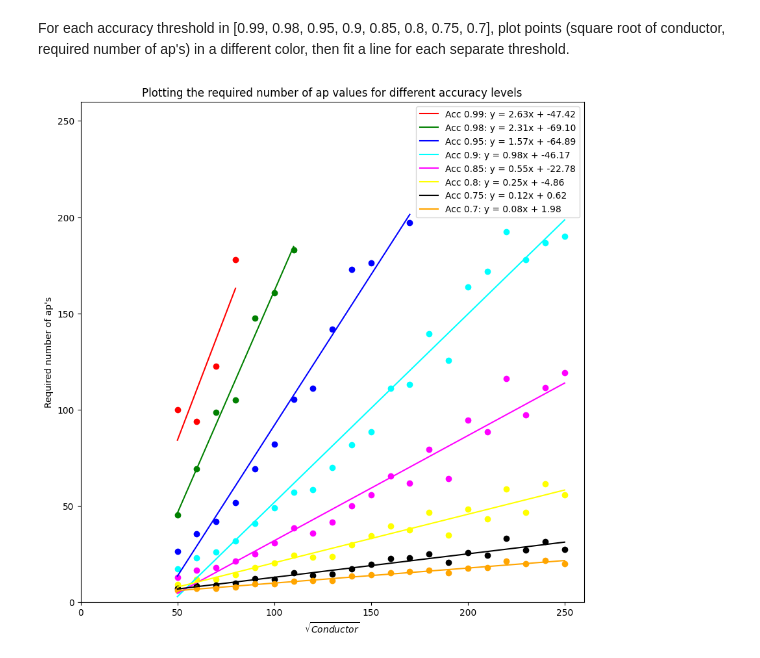
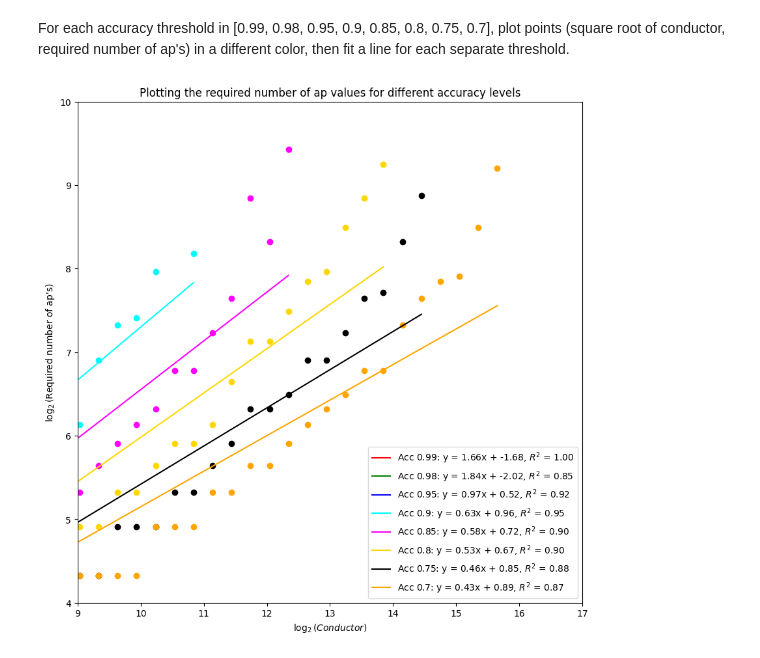
Before and after one commit to BarinderBanwait/ml_rnt, a Jupyter notebook: notebooks/Accuracy_sqrtN_vs_numaps.ipynb, the cells around one changed output. Saved outputs shown, nothing was run; the diff lists cells and outputs as text; code cells hidden in the pictures.

```diff
--- a/notebooks/Accuracy_sqrtN_vs_numaps.ipynb
+++ b/notebooks/Accuracy_sqrtN_vs_numaps.ipynb
@@ -6,0 +23,6 @@ import matplotlib.pyplot as plt
+# %%
+path = r"../data_files/custom_dataset.parquet"
+df = utils.load_data(path)
+
+#divide among high and low rank (0&1 low, 2&3 high)
+#df['rank'] = df['rank'].apply(lambda x: 0 if x < 2 else 1)
@@ -7,27 +41,26 @@ import matplotlib.pyplot as plt
 # %% [markdown]
 Import utilities and obtain dictionary of accuracies
 # %%
-path = r"../data_files/parquet_by_conductors/ecq_B_200_cond_0_123456_one_per_iso.parquet"
-df = utils.load_data(path)
-
 # choose your desired bounds (including the end points)
-bounds_list = [(i**2-600, i**2+600) for i in range(50, 260, 10)]
+#bounds_list = [(i**2-600, i**2+600) for i in range(50, 370, 10)]
+bounds_list = [(2**i, 2**(i+1)) for i in range(10, 96)]
 
 # choose your model
 model = LogisticRegression(max_iter = 3000)
 
 # choose your desired step size for number of a_p's
-step_size = 1
+step_size = 10
 res_dict={}
 
 # Obtain dictionary of conductor bounds and corresponding number of ap values
 for bounds in bounds_list:
     lower_bound, upper_bound = bounds
-    bound = int(np.sqrt((upper_bound + lower_bound) / 2))
+    #bound = int(np.sqrt((upper_bound + lower_bound) / 2))
+    bound = math.log(lower_bound, 2)
     cumulative_dict = defaultdict(lambda: [0, 0])  # [cumulative sum, count]
 
-    for i in range(100):  # Repeat 100 times
-        res_df = utils.Generate_AccByNumAps_df(df, lower_bound, upper_bound, model, step_size=step_size, random_state=42+i)
+    for i in range(1):  # Repeat x times
+        res_df = utils.Generate_AccByNumAps_df(df, lower_bound, upper_bound, model, step_size=step_size, random_state=142+i)
         temp_dict = utils.find_min_num_a_p_for_accuracy_thresholds(res_df)
 
         # Update cumulative sums and counts, checking for NaN
@@ -39,5 +72,5 @@ for bounds in bounds_list:
     # Calculate averages and assign to res_dict, excluding keys with NaN values
     res_dict[bound] = {key: sum_count[0] / sum_count[1] for key, sum_count in cumulative_dict.items() if sum_count[1] > 0}
 
-    print(f"The square root of conductor {bound} needs the following number of ap values: {res_dict[bound]}")
+    print(f"Conductor with exponent {bound} needs the following number of ap values: {res_dict[bound]}")
 # %% [output]
@@ -73,36 +141,45 @@ for k, subdict in res_dict.items():
 For each accuracy threshold in [0.99, 0.98, 0.95, 0.9, 0.85, 0.8, 0.75, 0.7], plot points (square root of conductor, required number of ap's) in a different color, then fit a line for each separate threshold.
 # %%
 # Define colors for each subdictionary
-colors = {0.99: 'red', 0.98: 'green', 0.95: 'blue', 0.9: 'cyan', 0.85: 'magenta', 0.8: 'yellow', 0.75: 'black', 0.7: 'orange'}
+colors = {0.99: 'red', 0.98: 'green', 0.95: 'blue', 0.9: 'cyan', 0.85: 'magenta', 0.8: 'gold', 0.75: 'black', 0.7: 'orange'}
 
 plt.figure(figsize=(10, 10))
 
 for accuracy, pairs in restructured_dict.items():
     # Remove pairs with 'nan' values
     cleaned_pairs = [(x, y) for x, y in pairs if y > 0]
     if cleaned_pairs:
         x_vals, y_vals = zip(*cleaned_pairs)
+        y_vals = [math.log(y, 2) for y in y_vals]
         # Convert to numpy arrays for linear regression
         x_np = np.array(x_vals, dtype=np.float64)
         y_np = np.array(y_vals, dtype=np.float64)
         # Calculate the coefficients of the line of best fit
         m, b = np.polyfit(x_np, y_np, 1)
+        # Calculate predictions
+        y_pred = m * x_np + b
+
+        # Calculate R^2
+        ss_res = np.sum((y_np - y_pred) ** 2)
+        ss_tot = np.sum((y_np - np.mean(y_np)) ** 2)
+        r_squared = 1 - (ss_res / ss_tot)
+
         # Plot the cleaned scatter plot
         plt.scatter(x_vals, y_vals, color=colors[accuracy])
         # Plot the line of best fit
-        plt.plot(x_np, m*x_np + b, color=colors[accuracy], label=f'Acc {accuracy}: y = {m:.2f}x + {b:.2f}')
+        plt.plot(x_np, y_pred, color=colors[accuracy], label=f'Acc {accuracy}: y = {m:.2f}x + {b:.2f}, $R^2$ = {r_squared:.2f}')
 
 # Set the limits of the x and y axes
-plt.xlim(0, 260)
-plt.ylim(0, 260)
+plt.xlim(9, 17)
+plt.ylim(4, 10)
 
 # Add labels and legend
-plt.xlabel('$\sqrt{Conductor}$')
-plt.ylabel("Required number of ap's")
+plt.xlabel('$\log_2(Conductor)$')
+plt.ylabel("$\log_2$(Required number of ap's)")
 plt.title('Plotting the required number of ap values for different accuracy levels')
 plt.legend()
 
 # Show the plot
 plt.show()
 # %% [output]
-[figure, old version]
+[figure, new version]
```
Also changed, not shown: parts of 7 cells of this notebook.
